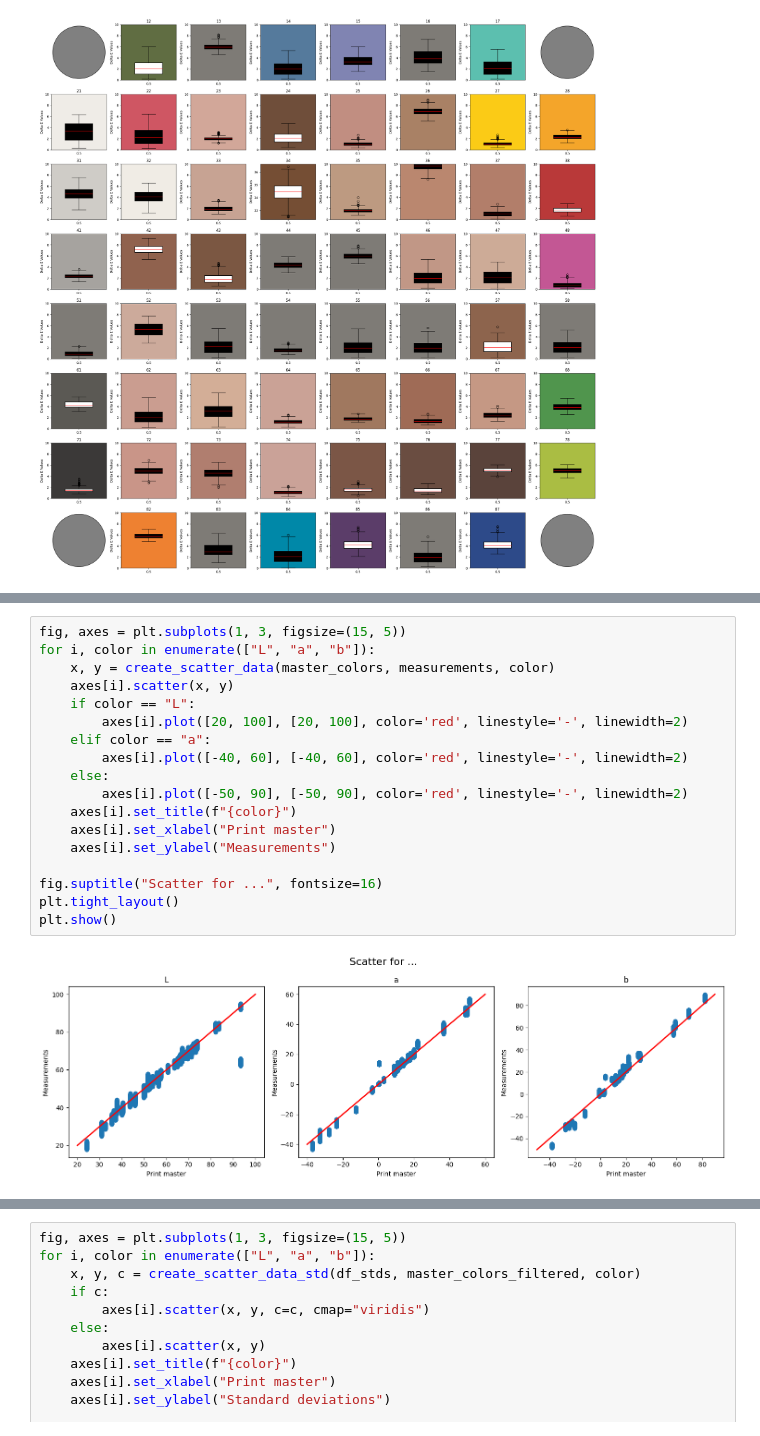
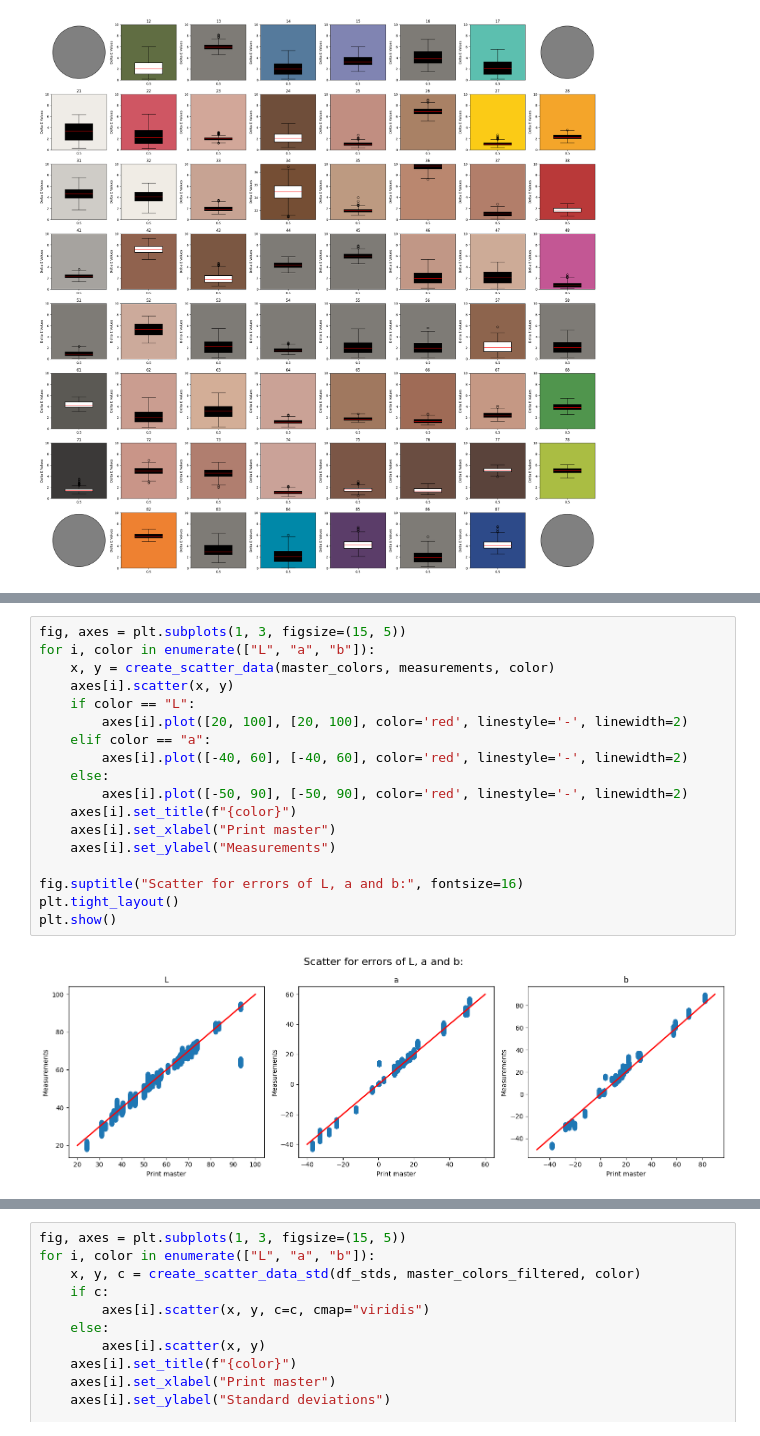
Before and after one commit to tkBischoff/DataViz, a Jupyter notebook: report.ipynb, the cells around one changed output, grey strips where cells are left out. Cells and saved outputs as stored; diff of their text form.

```diff
--- a/report.ipynb
+++ b/report.ipynb
@@ -393,20 +399,20 @@ plt.savefig('figures/delta_e_boxplots.png')
 # %%
 fig, axes = plt.subplots(1, 3, figsize=(15, 5))
 for i, color in enumerate(["L", "a", "b"]):
     x, y = create_scatter_data(master_colors, measurements, color)
     axes[i].scatter(x, y)
     if color == "L":
         axes[i].plot([20, 100], [20, 100], color='red', linestyle='-', linewidth=2)
     elif color == "a":
         axes[i].plot([-40, 60], [-40, 60], color='red', linestyle='-', linewidth=2)
     else:
         axes[i].plot([-50, 90], [-50, 90], color='red', linestyle='-', linewidth=2)
     axes[i].set_title(f"{color}")
     axes[i].set_xlabel("Print master")
     axes[i].set_ylabel("Measurements")
 
-fig.suptitle("Scatter for ...", fontsize=16)
+fig.suptitle("Scatter for errors of L, a and b:", fontsize=16)
 plt.tight_layout()
 plt.show()
 # %% [output]
-[figure, old version]
+[figure, new version]
```
Also changed, not shown: parts of 12 cells of this notebook.
